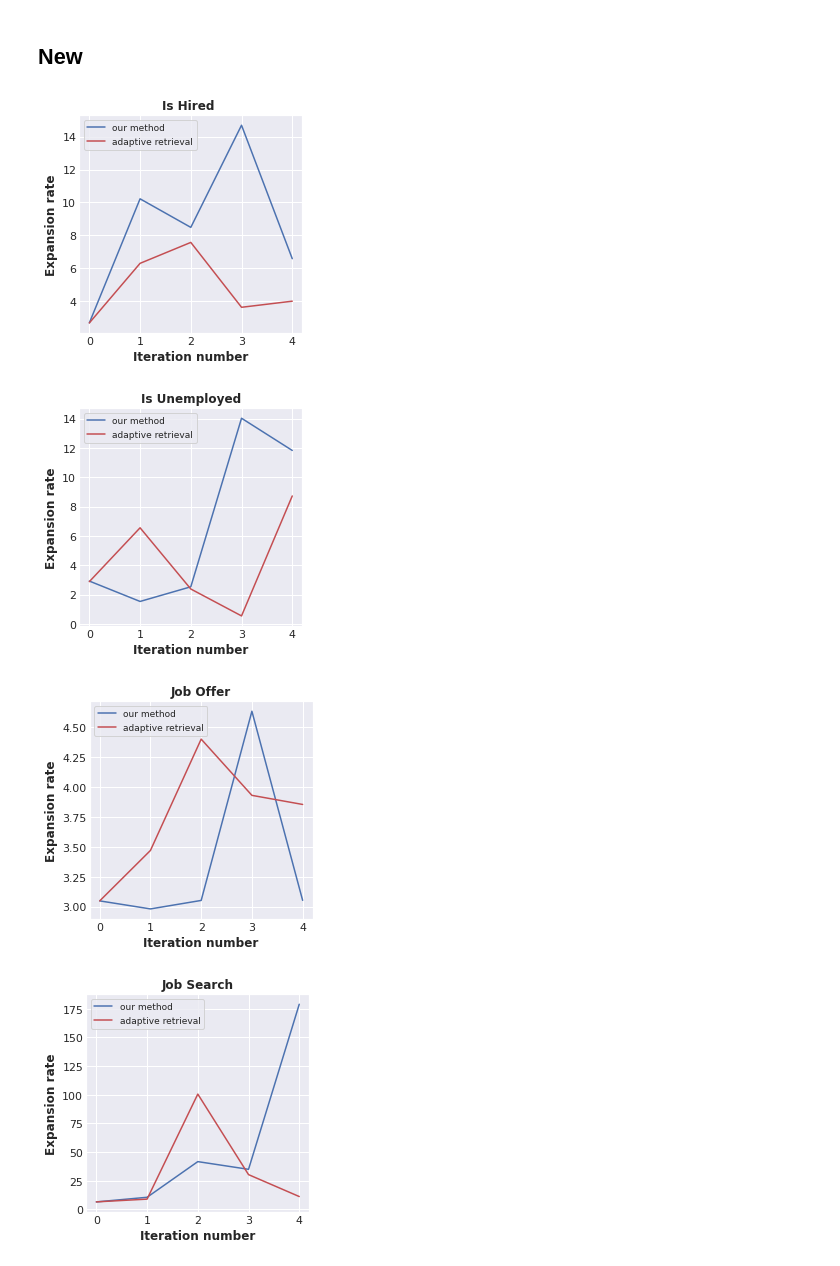
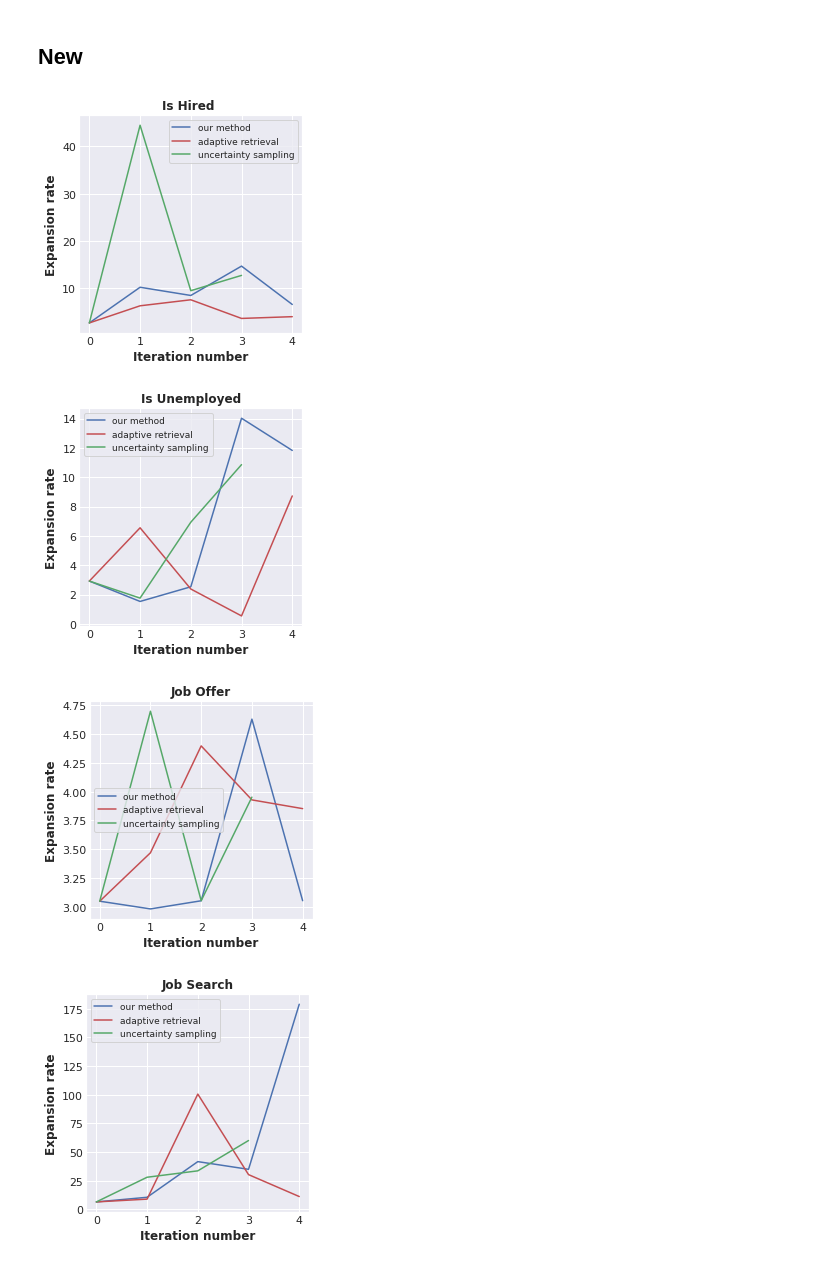
Before and after one commit to spfraib/twitter, a Jupyter notebook: code/2-twitter_labor/3-model_evaluation/expansion/produce_plots.ipynb, the cells around one changed output. Saved outputs shown, nothing was run; the diff lists cells and outputs as text; code cells hidden in the pictures.

```diff
--- a/code/2-twitter_labor/3-model_evaluation/expansion/produce_plots.ipynb
+++ b/code/2-twitter_labor/3-model_evaluation/expansion/produce_plots.ipynb
@@ -26,9 +26,12 @@ def extract_data_new(label, data_dict, denominator_dict, normalize):
         factor = denominator_dict[label]
     else:
         factor = 1
-    for iter_nb in range(5):
+    for iter_nb in range(4):
         mean_list.append(data_dict[iter_nb][label]['numerator']/factor)
         std_list.append(data_dict[iter_nb][label]['sem']/factor)
+    if 4 in data_dict.keys():
+        mean_list.append(data_dict[4][label]['numerator']/factor)
+        std_list.append(data_dict[4][label]['sem']/factor)
     return mean_list, std_list
 # %%
 labels=['is_hired_1mo', 'is_unemployed', 'job_offer', 'job_search', 'lost_job_1mo']
@@ -89,22 +92,24 @@ for label in labels:
 # %%
 for label in labels:
     fig,ax = plt.subplots(figsize=(4,4))
     mean_list_our_method, std_list_our_method = extract_data_new(label, our_method_new_dict, denominator_dict, normalize=True)
     mean_list_adaptive, std_list_adaptive = extract_data_new(label, adaptive_new_dict, denominator_dict, normalize=True)
+    mean_list_uncertainty, std_list_uncertainty = extract_data_new(label, uncertainty_new_dict, denominator_dict, normalize=True)
     ax.plot(iter_nb, mean_list_our_method, 'b-', label='our method')
 #     ax.fill_between(iter_nb, list(np.array(mean_list_our_method) - np.array(std_list_our_method)), list(np.array(mean_list_our_method) + np.array(std_list_our_method)), color='b', alpha=0.2)
     ax.plot(iter_nb, mean_list_adaptive, 'r-', label='adaptive retrieval')
 #     ax.fill_between(iter_nb, list(np.array(mean_list_adaptive) - np.array(std_list_adaptive)), list(np.array(mean_list_adaptive) + np.array(std_list_adaptive)), color='r', alpha=0.2)
+    ax.plot(range(4), mean_list_uncertainty, 'g-', label='uncertainty sampling')
 #     ax.set_yscale('log')
     ax.tick_params(which='both',direction='in',pad=3)
 #     ax.locator_params(axis='y',nbins=6)
     ax.set_ylabel('Expansion rate',fontweight='bold')
     ax.set_xlabel('Iteration number',fontweight='bold')
     ax.set_title(label.replace('_',' ').replace('1mo','').title(),fontweight='bold')
     ax.legend(loc='best',fontsize=9)
-#     plt.savefig(os.path.join(output_path,f'{label}.png'),bbox_inches='tight', format='png' ,dpi=1200, transparent=False)
+    plt.savefig(os.path.join(output_path,f'{label}_extra.png'),bbox_inches='tight', format='png' ,dpi=1200, transparent=False)
 # %% [output]
-[figure, old version]
+[figure, new version]
-[figure, old version]
+[figure, new version]
-[figure, old version]
+[figure, new version]
-[figure, old version]
+[figure, new version]
```
Also changed, not shown: parts of 1 cell of this notebook, 18 other files.
